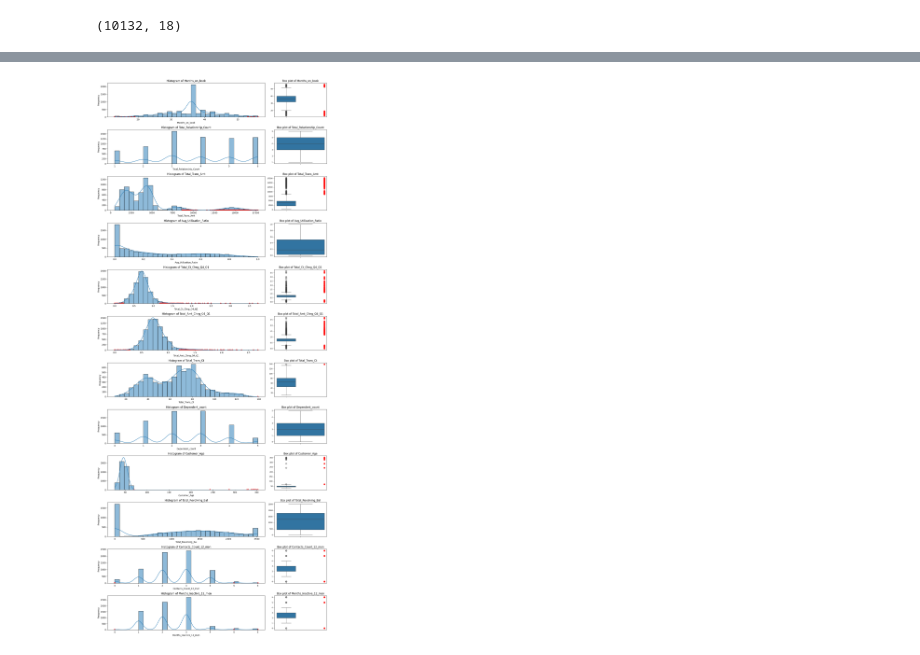
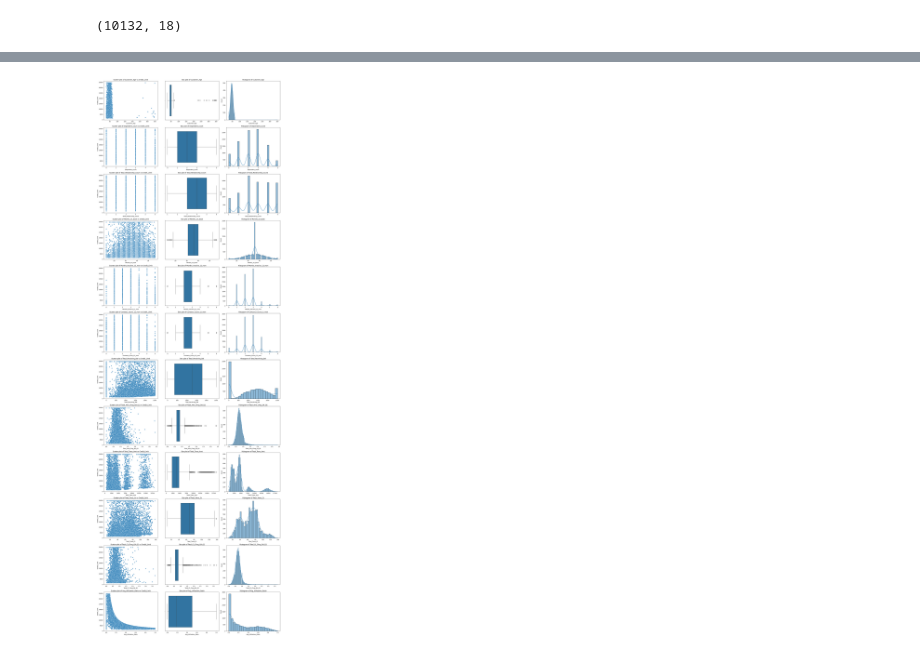
Before and after one commit to SheidaAbedpour/Regression-Credit-Limit-Prediction, a Jupyter notebook: main.ipynb, the cells around one changed output, grey strips where cells are left out. Saved outputs shown, nothing was run; the diff lists cells and outputs as text; code cells hidden in the pictures.

```diff
--- a/main.ipynb
+++ b/main.ipynb
@@ -287,47 +408,0 @@ plt.show()
-# %%
-numeric_columns = ['Months_on_book', 'Total_Relationship_Count', 'Total_Trans_Amt',
-                  'Avg_Utilization_Ratio', 'Total_Ct_Chng_Q4_Q1', 'Total_Amt_Chng_Q4_Q1',
-                  'Total_Trans_Ct', 'Dependent_count', 'Customer_Age', 'Total_Revolving_Bal',
-                  'Contacts_Count_12_mon', 'Months_Inactive_12_mon']
-
-
-fig, axes = plt.subplots(nrows=len(numeric_columns), ncols=2, figsize=(15, 3*len(numeric_columns)), gridspec_kw={'width_ratios': [3, 1]})
-
-# Plot histograms
-for i, feature in enumerate(numeric_columns):
-    sns.histplot(train_df[feature], bins=30, kde=True, ax=axes[i, 0])
-    axes[i, 0].set_title(f'Histogram of {feature}')
-    axes[i, 0].set_xlabel(feature)
-    axes[i, 0].set_ylabel('Frequency')
-
-    # Detect and mark outliers using histogram
-    q1 = train_df[feature].quantile(0.25)
-    q3 = train_df[feature].quantile(0.75)
-    iqr = q3 - q1
-    lower_bound = q1 - 1.5 * iqr
-    upper_bound = q3 + 1.5 * iqr
-    outliers = train_df[(train_df[feature] < lower_bound) | (train_df[feature] > upper_bound)]
-    axes[i, 0].scatter(outliers[feature], [0] * len(outliers), color='red', label='Outliers')
-    # train_df.loc[(train_df[feature] < lower_bound) | (train_df[feature] > upper_bound), feature] = np.nan
-
-# Plot box plots
-for i, feature in enumerate(numeric_columns):
-    sns.boxplot(data=train_df, y=feature, ax=axes[i, 1], orient='v', width=0.5)
-    axes[i, 1].set_title(f'Box plot of {feature}')
-    axes[i, 1].set_ylabel('')
-    axes[i, 1].set_xlabel('')
-    axes[i, 1].tick_params(axis='y', labelsize=8)
-
-    # Detect and mark outliers using box plot
-    q1 = train_df[feature].quantile(0.25)
-    q3 = train_df[feature].quantile(0.75)
-    iqr = q3 - q1
-    lower_bound = q1 - 1.5 * iqr
-    upper_bound = q3 + 1.5 * iqr
-    outliers = train_df[(train_df[feature] < lower_bound) | (train_df[feature] > upper_bound)]
-    axes[i, 1].scatter([1] * len(outliers), outliers[feature], color='red', label='Outliers')
-
-plt.tight_layout()
-plt.show()
-# %% [output]
-[figure, removed]
@@ -363,0 +409,29 @@ for col in wisker_columns:
+# %%
+numeric_features = ['Customer_Age', 'Dependent_count', 'Total_Relationship_Count', 'Months_on_book',
+                    'Months_Inactive_12_mon', 'Contacts_Count_12_mon', 'Total_Revolving_Bal',
+                    'Total_Amt_Chng_Q4_Q1', 'Total_Trans_Amt', 'Total_Trans_Ct',
+                    'Total_Ct_Chng_Q4_Q1', 'Avg_Utilization_Ratio']
+
+
+plt.figure(figsize=(20, 5 * len(numeric_features)))
+
+for i, feature in enumerate(numeric_features):
+    # Scatter plot
+    plt.subplot(len(numeric_features), 3, 3*i + 1)
+    sns.scatterplot(data=df, x=feature, y='Credit_Limit')
+    plt.title(f'Scatter plot of {feature} vs Credit_Limit')
+
+    # Box plot to identify out
+    plt.subplot(len(numeric_features), 3, 3*i + 2)
+    sns.boxplot(x=df[feature])
+    plt.title(f'Box plot of {feature}')
+
+    # Histogram to understan distribiution
+    plt.subplot(len(numeric_features), 3, 3*i + 3)
+    sns.histplot(df[feature], kde=True)
+    plt.title(f'Histogram of {feature}')
+
+plt.tight_layout()
+plt.show()
+# %% [output]
+[figure, added]
```
Also changed, not shown: parts of 58 cells of this notebook.
